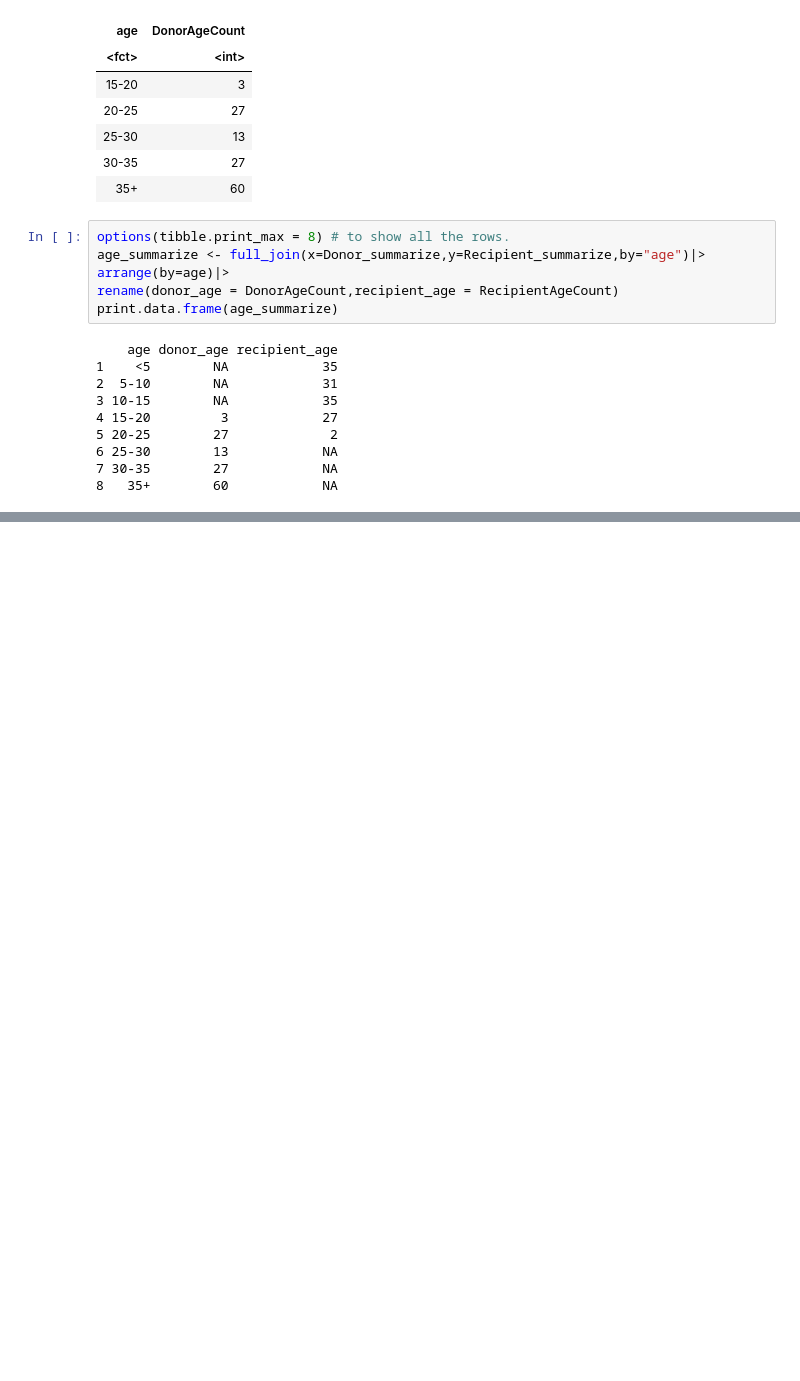
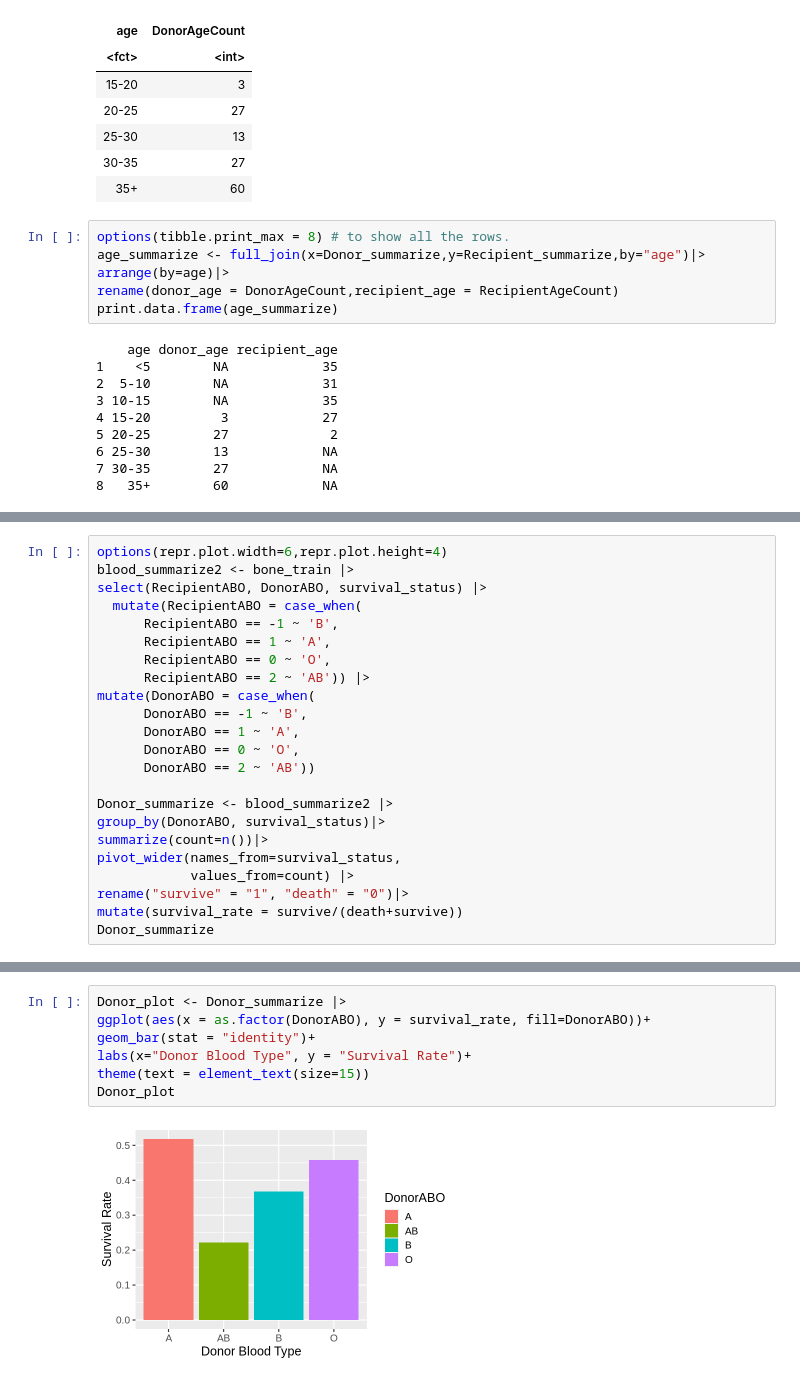
Before and after one commit to lattellie/23-03-DSCI-group-project, a Jupyter notebook: pre-visualization.ipynb, the cells around one changed output, grey strips where cells are left out. Drawn from its saved outputs; the diff is of its cells as text; blank space fills up the shorter version.

```diff
--- a/pre-visualization.ipynb
+++ b/pre-visualization.ipynb
@@ -189,0 +198,23 @@ age_plot
+# %%
+options(repr.plot.width=6,repr.plot.height=4)
+blood_summarize2 <- bone_train |>
+select(RecipientABO, DonorABO, survival_status) |>
+  mutate(RecipientABO = case_when(
+      RecipientABO == -1 ~ 'B',
+      RecipientABO == 1 ~ 'A',
+      RecipientABO == 0 ~ 'O',
+      RecipientABO == 2 ~ 'AB')) |>
+mutate(DonorABO = case_when(
+      DonorABO == -1 ~ 'B',
+      DonorABO == 1 ~ 'A',
+      DonorABO == 0 ~ 'O',
+      DonorABO == 2 ~ 'AB'))
+
+Donor_summarize <- blood_summarize2 |>
+group_by(DonorABO, survival_status)|>
+summarize(count=n())|>
+pivot_wider(names_from=survival_status,
+            values_from=count) |>
+rename("survive" = "1", "death" = "0")|>
+mutate(survival_rate = survive/(death+survive))
+Donor_summarize
@@ -189,0 +231,9 @@ age_plot
+# %%
+Donor_plot <- Donor_summarize |>
+ggplot(aes(x = as.factor(DonorABO), y = survival_rate, fill=DonorABO))+
+geom_bar(stat = "identity")+
+labs(x="Donor Blood Type", y = "Survival Rate")+
+theme(text = element_text(size=15))
+Donor_plot
+# %% [output]
+[figure, added]
```
Also changed, not shown: parts of 8 cells of this notebook.
